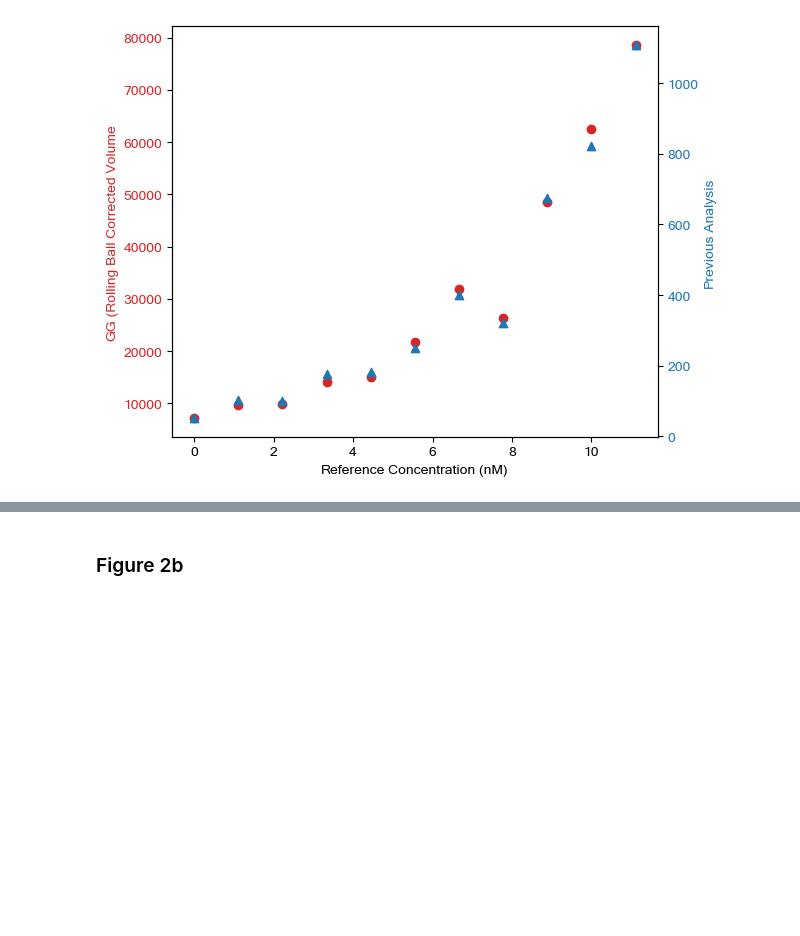
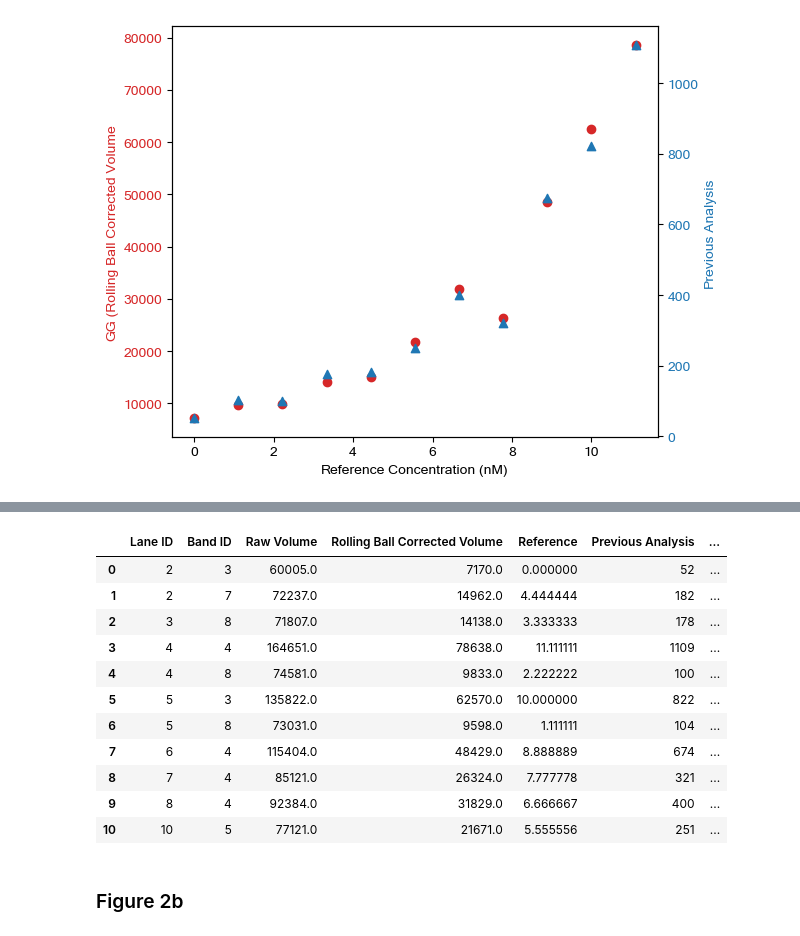
Before and after one commit to mattaq31/GelGenie, a Jupyter notebook: python-gelgenie/statistical_analysis/Paper Comparison Analysis.ipynb, the cells around one changed output, grey strips where cells are left out. Drawn from its saved outputs; the diff is of its cells as text; code cells hidden in the pictures; blank space fills up the shorter version.

Commit message:
Updated comparison analysis

```diff
--- a/python-gelgenie/statistical_analysis/Paper Comparison Analysis.ipynb
+++ b/python-gelgenie/statistical_analysis/Paper Comparison Analysis.ipynb
@@ -133,4 +133,21 @@ plt.show()
 [figure]
+# %%
+fig2a_df['Percentage Error'] = (fig2a_df['Normalised Rolling Ball Corrected Volume'] - fig2a_df['Normalised Previous Analysis']) / fig2a_df['Normalised Previous Analysis'] * 100
+
+fig2a_df.head(20)
+# %% [output]
+|  | Lane ID | Band ID | Raw Volume | Rolling Ball Corrected Volume | Reference | Previous Analysis | ... |
+| 0 | 2 | 3 | 60005.0 | 7170.0 | 0.000000 | 52 | ... |
+| 1 | 2 | 7 | 72237.0 | 14962.0 | 4.444444 | 182 | ... |
+| 2 | 3 | 8 | 71807.0 | 14138.0 | 3.333333 | 178 | ... |
+| 3 | 4 | 4 | 164651.0 | 78638.0 | 11.111111 | 1109 | ... |
+| 4 | 4 | 8 | 74581.0 | 9833.0 | 2.222222 | 100 | ... |
+| 5 | 5 | 3 | 135822.0 | 62570.0 | 10.000000 | 822 | ... |
+| 6 | 5 | 8 | 73031.0 | 9598.0 | 1.111111 | 104 | ... |
+| 7 | 6 | 4 | 115404.0 | 48429.0 | 8.888889 | 674 | ... |
+| 8 | 7 | 4 | 85121.0 | 26324.0 | 7.777778 | 321 | ... |
+| 9 | 8 | 4 | 92384.0 | 31829.0 | 6.666667 | 400 | ... |
+| 10 | 10 | 5 | 77121.0 | 21671.0 | 5.555556 | 251 | ... |
 # %% [markdown]
 ### Figure 2b
 # %%
```
Also changed, not shown: parts of 2 cells of this notebook.
